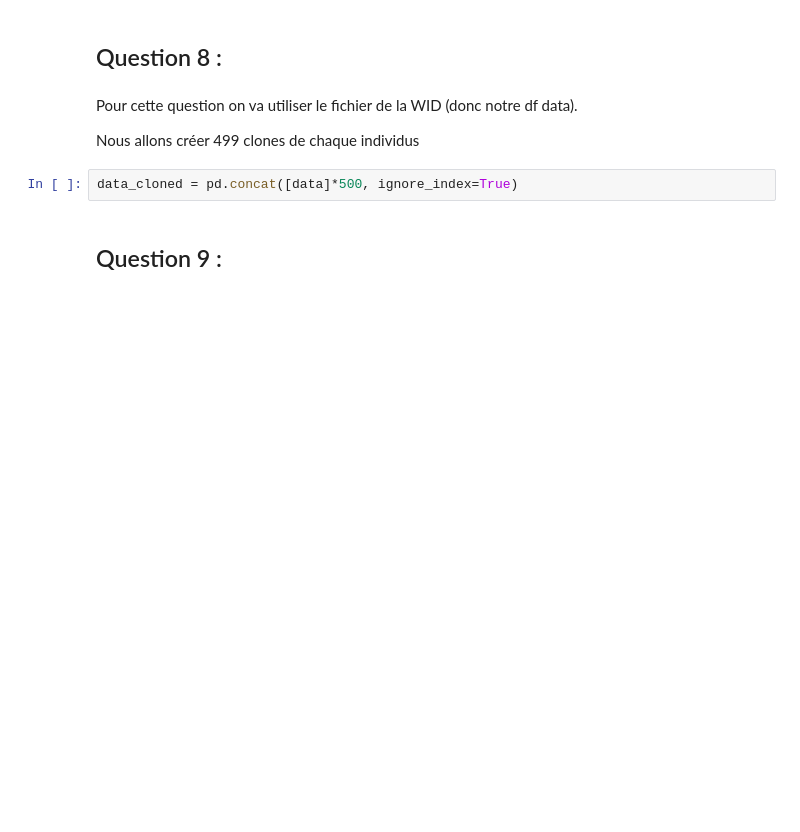
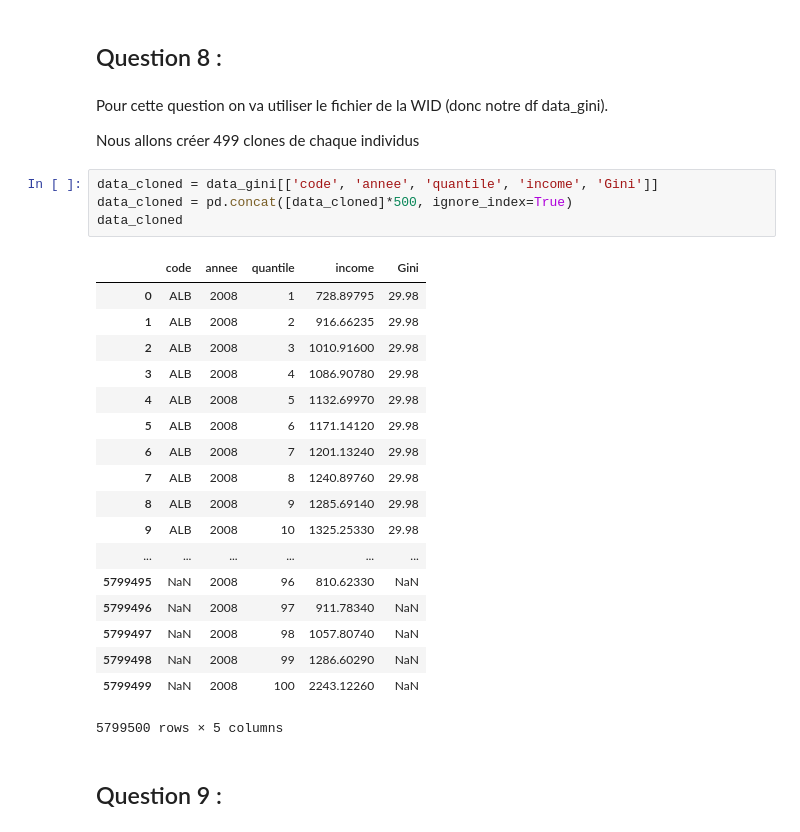
Before and after one commit to Julien-paulet/Projet_7, a Jupyter notebook: Effectuez_une_prediction_de_revenus_main_file.ipynb, the cells around one changed output. Saved outputs shown, nothing was run; the diff lists cells and outputs as text; blank space fills up the shorter version.

Commit message:
Checkpoint question9

```diff
--- a/Effectuez_une_prediction_de_revenus_main_file.ipynb
+++ b/Effectuez_une_prediction_de_revenus_main_file.ipynb
@@ -594,10 +586,31 @@ sample = None
 # %% [markdown]
 ## Question 8 :
 # %% [markdown]
-<p>Pour cette question on va utiliser le fichier de la WID (donc notre df data).</p>
+<p>Pour cette question on va utiliser le fichier de la WID (donc notre df data_gini).</p>
 <p>Nous allons créer 499 clones de chaque individus </p>
 # %%
-data_cloned = pd.concat([data]*500, ignore_index=True)
+data_cloned = data_gini[['code', 'annee', 'quantile', 'income', 'Gini']]
+data_cloned = pd.concat([data_cloned]*500, ignore_index=True)
+data_cloned
+# %% [output]
+|  | code | annee | quantile | income | Gini |
+| 0 | ALB | 2008 | 1 | 728.89795 | 29.98 |
+| 1 | ALB | 2008 | 2 | 916.66235 | 29.98 |
+| 2 | ALB | 2008 | 3 | 1010.91600 | 29.98 |
+| 3 | ALB | 2008 | 4 | 1086.90780 | 29.98 |
+| 4 | ALB | 2008 | 5 | 1132.69970 | 29.98 |
+| 5 | ALB | 2008 | 6 | 1171.14120 | 29.98 |
+| 6 | ALB | 2008 | 7 | 1201.13240 | 29.98 |
+| 7 | ALB | 2008 | 8 | 1240.89760 | 29.98 |
+| 8 | ALB | 2008 | 9 | 1285.69140 | 29.98 |
+| 9 | ALB | 2008 | 10 | 1325.25330 | 29.98 |
+| ... | ... | ... | ... | ... | ... |
+| 5799495 | NaN | 2008 | 96 | 810.62330 | NaN |
+| 5799496 | NaN | 2008 | 97 | 911.78340 | NaN |
+| 5799497 | NaN | 2008 | 98 | 1057.80740 | NaN |
+| 5799498 | NaN | 2008 | 99 | 1286.60290 | NaN |
+| 5799499 | NaN | 2008 | 100 | 2243.12260 | NaN |
+5799500 rows × 5 columns
 # %% [markdown]
 ## Question 9 :
 # %% [markdown]
```
Also changed, not shown: parts of 8 cells of this notebook.
